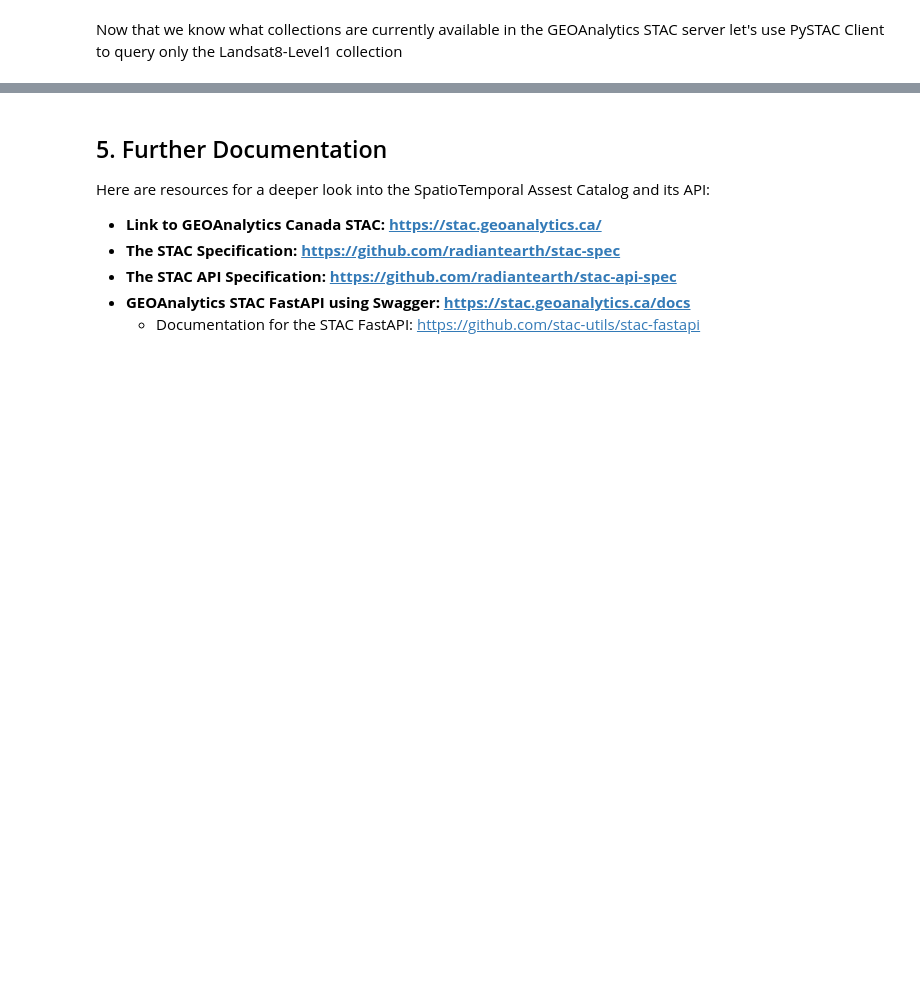
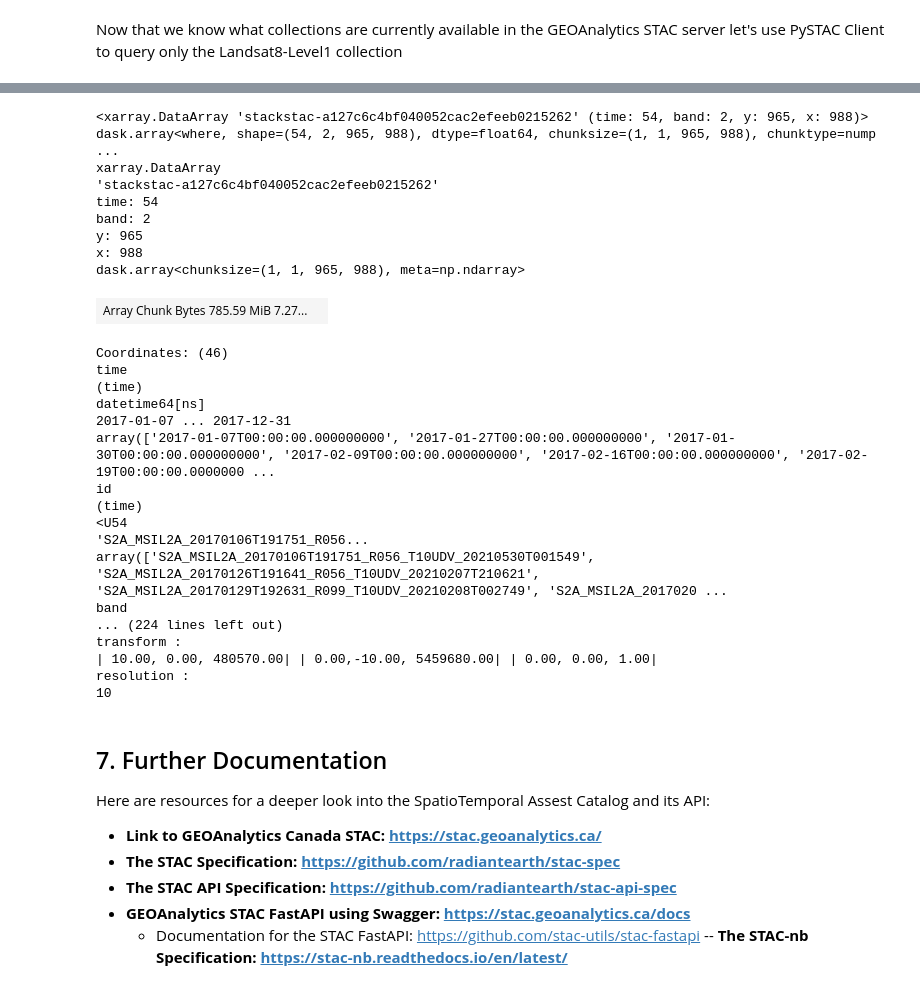
Before and after one commit to geoanalytics-ca/documentation, a Jupyter notebook: docs/1_getting_started/07-stac.ipynb, the cells around one changed output, grey strips where cells are left out. Drawn from its saved outputs; the diff is of its cells as text; code cells hidden in the pictures; blank space fills up the shorter version.

Commit message:
Changed notebook to use Planetary Computer, and added a section on querying with STAC-nb

```diff
--- a/docs/1_getting_started/07-stac.ipynb
+++ b/docs/1_getting_started/07-stac.ipynb
@@ -88,3 +82,5 @@ get_stac_endpoint('/collections').json()
+# %%
+STAC_BASE_URL = "https://planetarycomputer.microsoft.com/api/stac/v1"
 # %% [markdown]
 Now that we know what collections are currently available in the GEOAnalytics STAC server let's use PySTAC Client to query only the Landsat8-Level1 collection
 # %% [markdown]
@@ -101,6 +98,6 @@ In this example you'll learn how to query the Geoanalytics STAC server by collec
 # %%
 # Use Pystac Client to access the Geoanalytics STAC server
-catalog = Client.open(STAC_BASE_URL, requests_headers)
+catalog = Client.open(STAC_BASE_URL)
 # %%
 # Create a polygon for defining our Area of Interest (AOI) in this case we are using a rough outline of Vancouver, BC created using: https://www.keene.edu/campus/maps/tool/
 polygon={
@@ -159,18 +228,20 @@ FOOTPRINT.bounds
 # %%
 # CONFIG
 # -------------
-TGT_BANDS =  ['B04', 'B08']#'B01', 'B02', 'B03', 'B04', 'B05', 'B06', 'B07', 'B08', 'B09', 'B11', 'B12', 'B8A']
-YEAR = ['2016']
+TGT_BANDS =  ['B04', 'B08']
+YEAR = ['2016','2017']
 BEGIN_MONTH = '01'
 END_MONTH = '12'
-MAX_CLOUD = 5
+MAX_CLOUD = 100
 READ_IN_CHUNK = 4096
 RESOLUTION = 10
 # -------------
 # %%
-items = catalog.search(
-        collections = ['sentinel-2-l2a'],
-        intersects = FOOTPRINT,
-        query={"eo:cloud_cover": {"lt": MAX_CLOUD}, "s2:mgrs_tile":{"eq":'10UFA'}},
-        datetime = date_range,
-    ).get_all_items()
+for year in YEAR:
+    date_range = f'{year}-{BEGIN_MONTH}-01/{year}-{END_MONTH}-30'
+    items = catalog.search(
+            collections = ['sentinel-2-l2a'],
+            intersects = FOOTPRINT,
+            query={"eo:cloud_cover": {"lt": MAX_CLOUD}}, #},
+            datetime = date_range,
+        ).get_all_items()
@@ -177,19 +252,48 @@ items = catalog.search(
 # %%
 data = (
     stackstac.stack(
         items,
         assets=TGT_BANDS,
         resolution=RESOLUTION, # Set all bands res to this
         bounds_latlon=FOOTPRINT.bounds, # clip to AOI bounds
         epsg = 32610
     ).where(lambda x: x > 0, other=np.nan).assign_coords( # Convert nodata zero to np.nan
         band=lambda x: x.common_name.rename("band"),  # use common names
         time=lambda x: x.time.dt.round(
             "D"
         ))
 )
+
+data
+# %% [output]
+<xarray.DataArray 'stackstac-a127c6c4bf040052cac2efeeb0215262' (time: 54, band: 2, y: 965, x: 988)> dask.array<where, shape=(54, 2, 965, 988), dtype=float64, chunksize=(1, 1, 965, 988), chunktype=nump ...
+xarray.DataArray
+'stackstac-a127c6c4bf040052cac2efeeb0215262'
+time: 54
+band: 2
+y: 965
+x: 988
+dask.array<chunksize=(1, 1, 965, 988), meta=np.ndarray>
+| Array Chunk Bytes 785.59 MiB 7.27... |  |
+Coordinates: (46)
+time
+(time)
+datetime64[ns]
+2017-01-07 ... 2017-12-31
+array(['2017-01-07T00:00:00.000000000', '2017-01-27T00:00:00.000000000', '2017-01-30T00:00:00.000000000', '2017-02-09T00:00:00.000000000', '2017-02-16T00:00:00.000000000', '2017-02-19T00:00:00.0000000 ...
+id
+(time)
+<U54
+'S2A_MSIL2A_20170106T191751_R056...
+array(['S2A_MSIL2A_20170106T191751_R056_T10UDV_20210530T001549', 'S2A_MSIL2A_20170126T191641_R056_T10UDV_20210207T210621', 'S2A_MSIL2A_20170129T192631_R099_T10UDV_20210208T002749', 'S2A_MSIL2A_2017020 ...
+band
+... (224 lines left out)
+transform :
+| 10.00, 0.00, 480570.00| | 0.00,-10.00, 5459680.00| | 0.00, 0.00, 1.00|
+resolution :
+10
 # %% [markdown]
-## 5. Further Documentation
+## 7. Further Documentation
 Here are resources for a deeper look into the SpatioTemporal Assest Catalog and its API:
 
 - **Link to GEOAnalytics Canada STAC: https://stac.geoanalytics.ca/**
@@ -197,3 +301,4 @@ Here are resources for a deeper look into the SpatioTemporal Assest Catalog and
 - **The STAC API Specification: https://github.com/radiantearth/stac-api-spec**
 - **GEOAnalytics STAC FastAPI using Swagger: https://stac.geoanalytics.ca/docs**
     - Documentation for the STAC FastAPI: https://github.com/stac-utils/stac-fastapi
+-- **The STAC-nb Specification: https://stac-nb.readthedocs.io/en/latest/**
```
Also changed, not shown: parts of 23 cells of this notebook.
